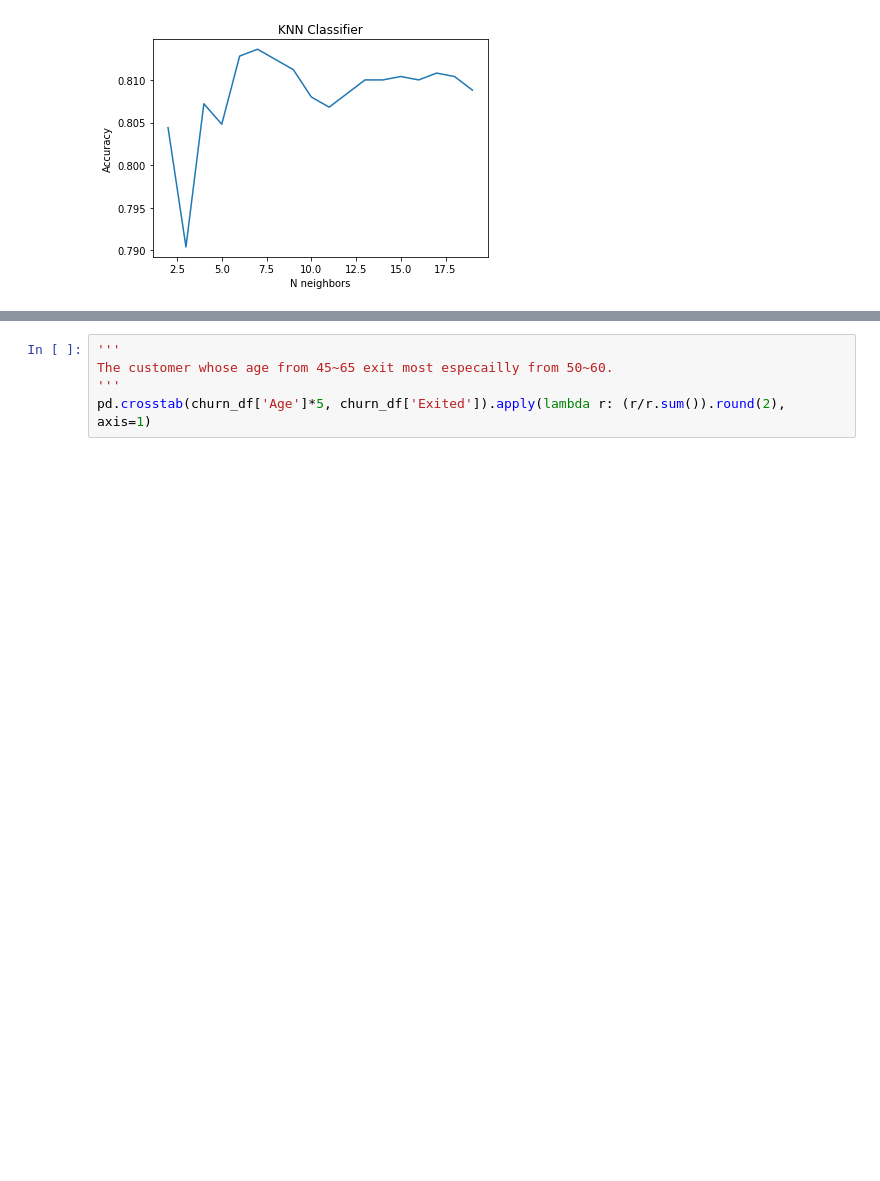
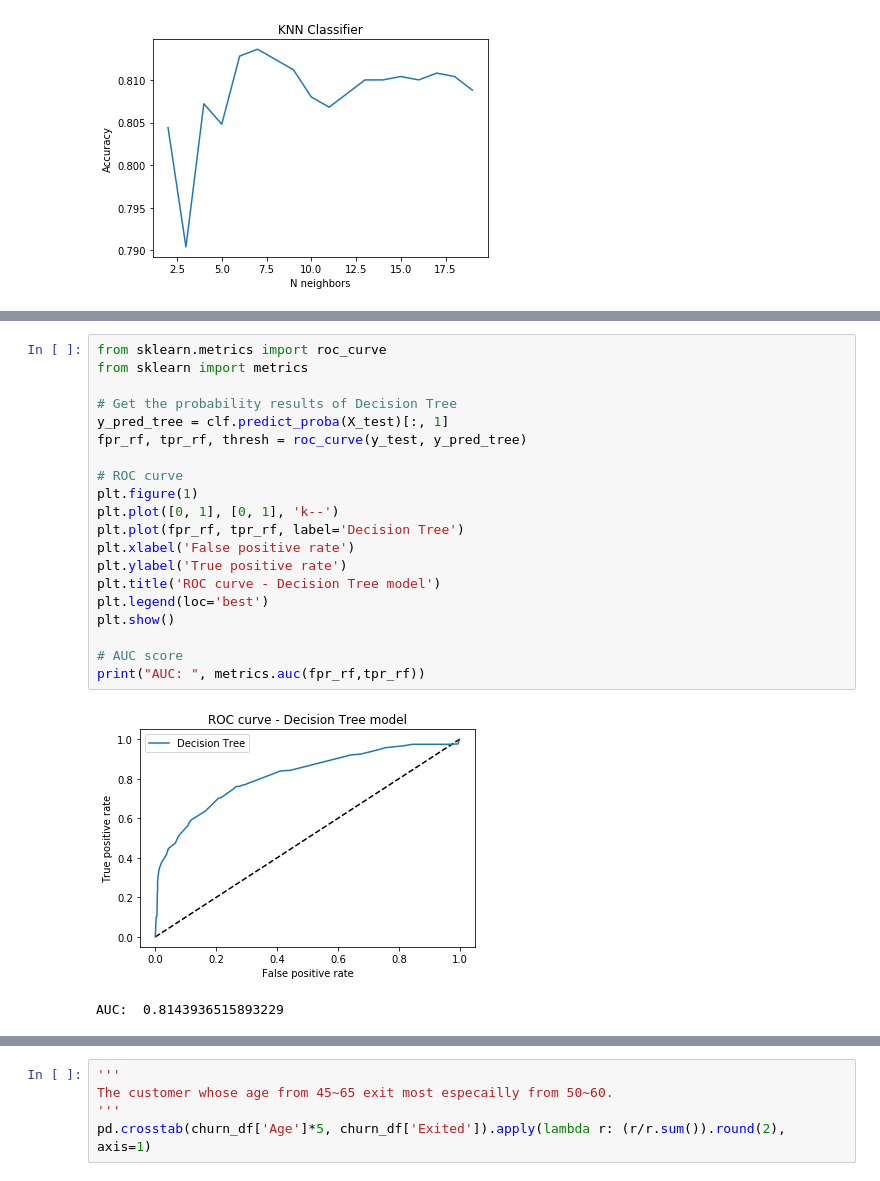
Before and after one commit to Onenightcarnival/kaggle-bank-churn-dataset, a Jupyter notebook: Bank Churn Data Proj.ipynb, the cells around one changed output, grey strips where cells are left out. Cells and saved outputs as stored; diff of their text form; blank space fills up the shorter version.

```diff
--- a/Bank Churn Data Proj.ipynb
+++ b/Bank Churn Data Proj.ipynb
@@ -252,0 +250,23 @@ entropy  criterion  10  max_depth  0.8436  accuracy
+# %%
+from sklearn.metrics import roc_curve
+from sklearn import metrics
+
+# Get the probability results of Decision Tree
+y_pred_tree = clf.predict_proba(X_test)[:, 1]
+fpr_rf, tpr_rf, thresh = roc_curve(y_test, y_pred_tree)
+
+# ROC curve
+plt.figure(1)
+plt.plot([0, 1], [0, 1], 'k--')
+plt.plot(fpr_rf, tpr_rf, label='Decision Tree')
+plt.xlabel('False positive rate')
+plt.ylabel('True positive rate')
+plt.title('ROC curve - Decision Tree model')
+plt.legend(loc='best')
+plt.show()
+
+# AUC score
+print("AUC: ", metrics.auc(fpr_rf,tpr_rf))
+# %% [output]
+[figure, added]
+AUC:  0.8143936515893229
```
Also changed, not shown: parts of 3 cells of this notebook.
